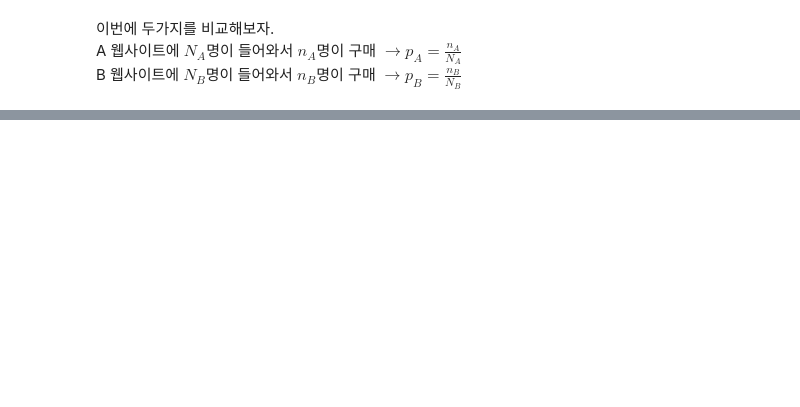
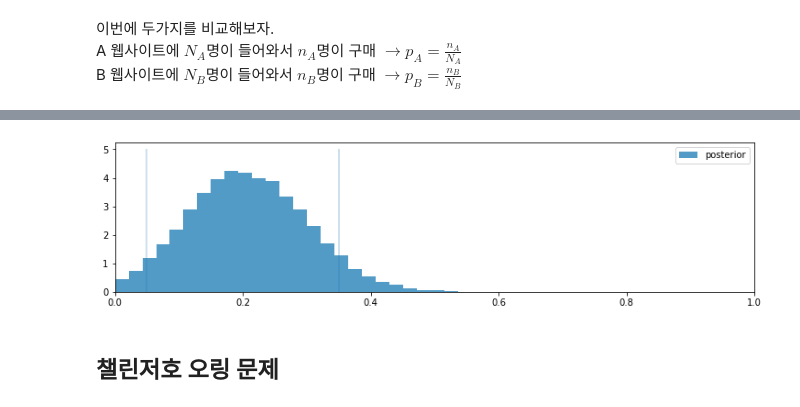
Before and after one commit to chanheelee-dev/bayesian_mcmc_study, a Jupyter notebook: Chapter2.ipynb, the cells around one changed output, grey strips where cells are left out. Saved outputs shown, nothing was run; the diff lists cells and outputs as text; code cells hidden in the pictures; blank space fills up the shorter version.

```diff
--- a/Chapter2.ipynb
+++ b/Chapter2.ipynb
@@ -351,0 +398,8 @@ plt.legend(loc="upper right");
+# %%
+with pm.Model() as model_alter:
+    p = pm.Uniform("freq_cheating", 0, 1)
+    p_skewed = pm.Deterministic("p_skewed", 0.5*p + 0.25)
+    yes_resposes = pm.Binomial("number_cheaters", N, p_skewed, observed=X)
+    step = pm.Metropolis()
+    trace = pm.sample(25000, step=step)
+    burned_trace = trace[2500:]
@@ -351,0 +412,12 @@ plt.legend(loc="upper right");
+# %%
+plt.figure(figsize=(12.5, 3))
+p_trace = burned_trace["freq_cheating"]
+plt.hist(p_trace, histtype="stepfilled", density=True, alpha=0.85, bins=30,
+         label="posterior", color="#348ABD")
+plt.vlines([.05, .35], [0, 0], [5, 5], alpha=0.3)
+plt.xlim(0, 1)
+plt.legend();
+# %% [output]
+[figure, added]
+# %% [markdown]
+## 챌린저호 오링 문제
```
Also changed, not shown: parts of 47 cells of this notebook.
